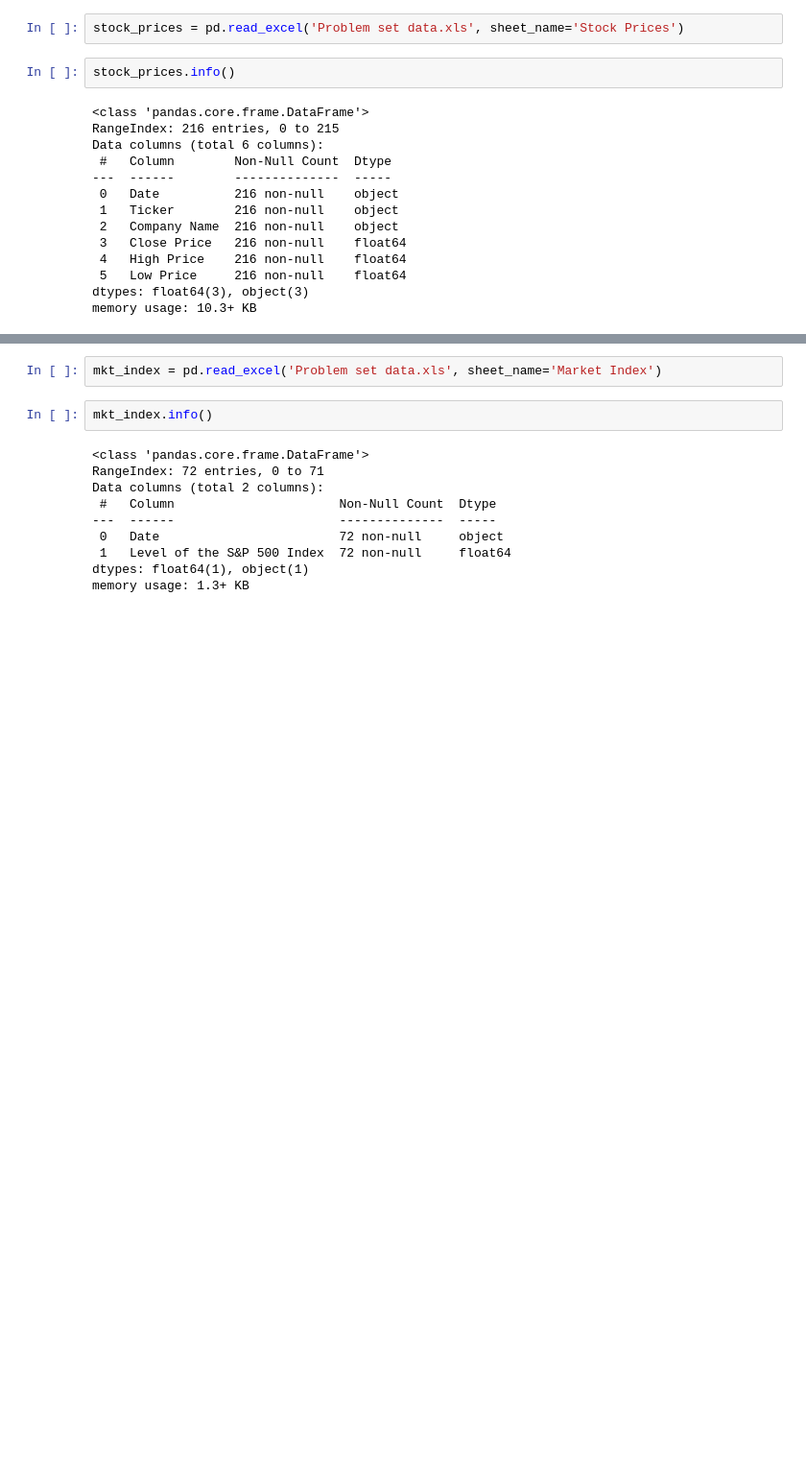
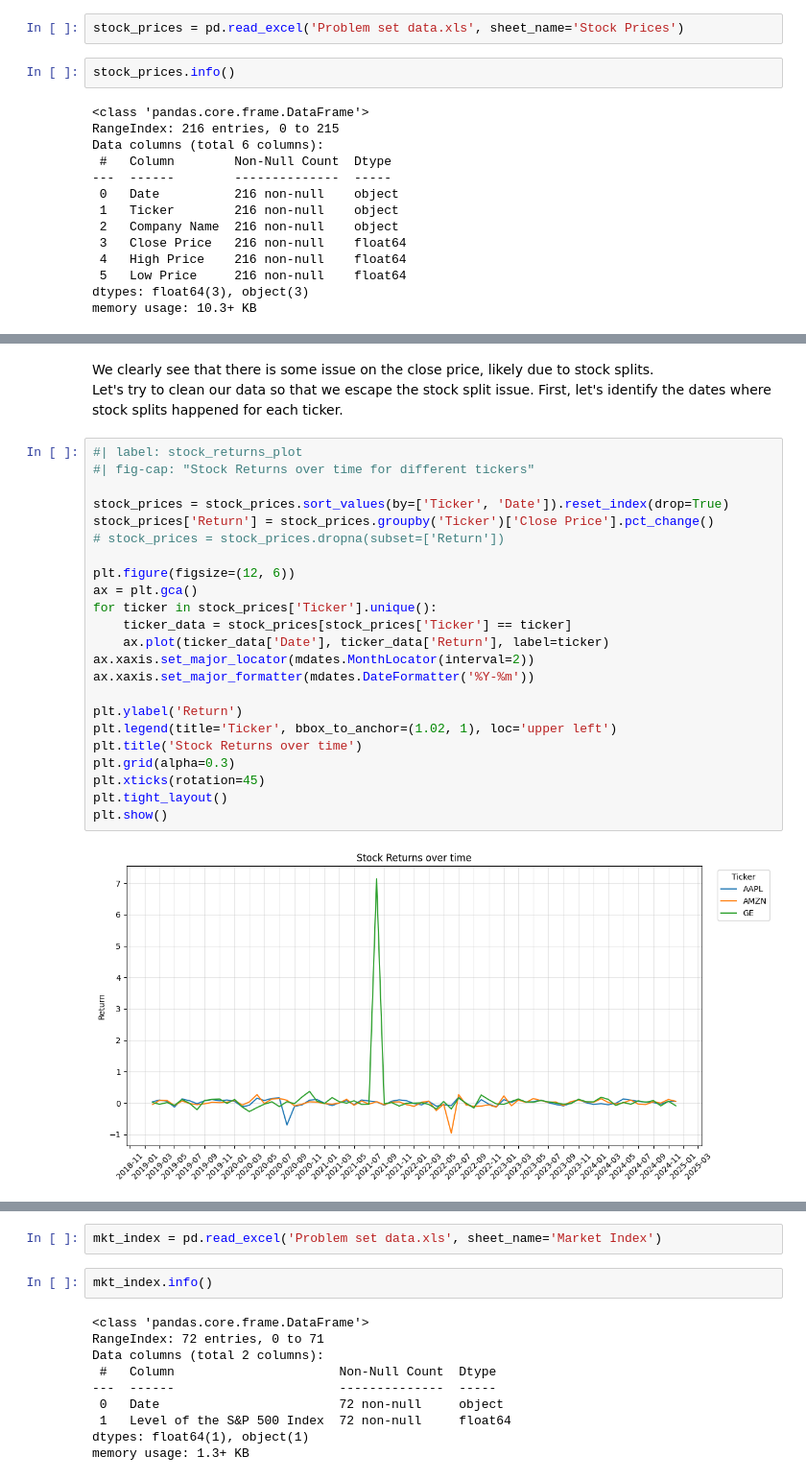
Before and after one commit to rodologie/Investment_Portfolio_Management, a Jupyter notebook: PBset/main.ipynb, the cells around one changed output, grey strips where cells are left out. Shown at 96% size. Cells and saved outputs as stored; diff of their text form; blank space fills up the shorter version.

```diff
--- a/PBset/main.ipynb
+++ b/PBset/main.ipynb
@@ -67,0 +88,28 @@ stock_prices.describe(include='number')
+# %% [markdown]
+We clearly see that there is some issue on the close price, likely due to stock splits.<br>
+Let's try to clean our data so that we escape the stock split issue. First, let's identify the dates where stock splits happened for each ticker.
+# %%
+#| label: stock_returns_plot
+#| fig-cap: "Stock Returns over time for different tickers"
+
+stock_prices = stock_prices.sort_values(by=['Ticker', 'Date']).reset_index(drop=True)
+stock_prices['Return'] = stock_prices.groupby('Ticker')['Close Price'].pct_change()
+# stock_prices = stock_prices.dropna(subset=['Return'])
+
+plt.figure(figsize=(12, 6))
+ax = plt.gca()
+for ticker in stock_prices['Ticker'].unique():
+    ticker_data = stock_prices[stock_prices['Ticker'] == ticker]
+    ax.plot(ticker_data['Date'], ticker_data['Return'], label=ticker)
+ax.xaxis.set_major_locator(mdates.MonthLocator(interval=2))
+ax.xaxis.set_major_formatter(mdates.DateFormatter('%Y-%m'))
+
+plt.ylabel('Return')
+plt.legend(title='Ticker', bbox_to_anchor=(1.02, 1), loc='upper left')
+plt.title('Stock Returns over time')
+plt.grid(alpha=0.3)
+plt.xticks(rotation=45)
+plt.tight_layout()
+plt.show()
+# %% [output]
+[figure, added]
```
Also changed, not shown: parts of 38 cells of this notebook, 1 other file.
